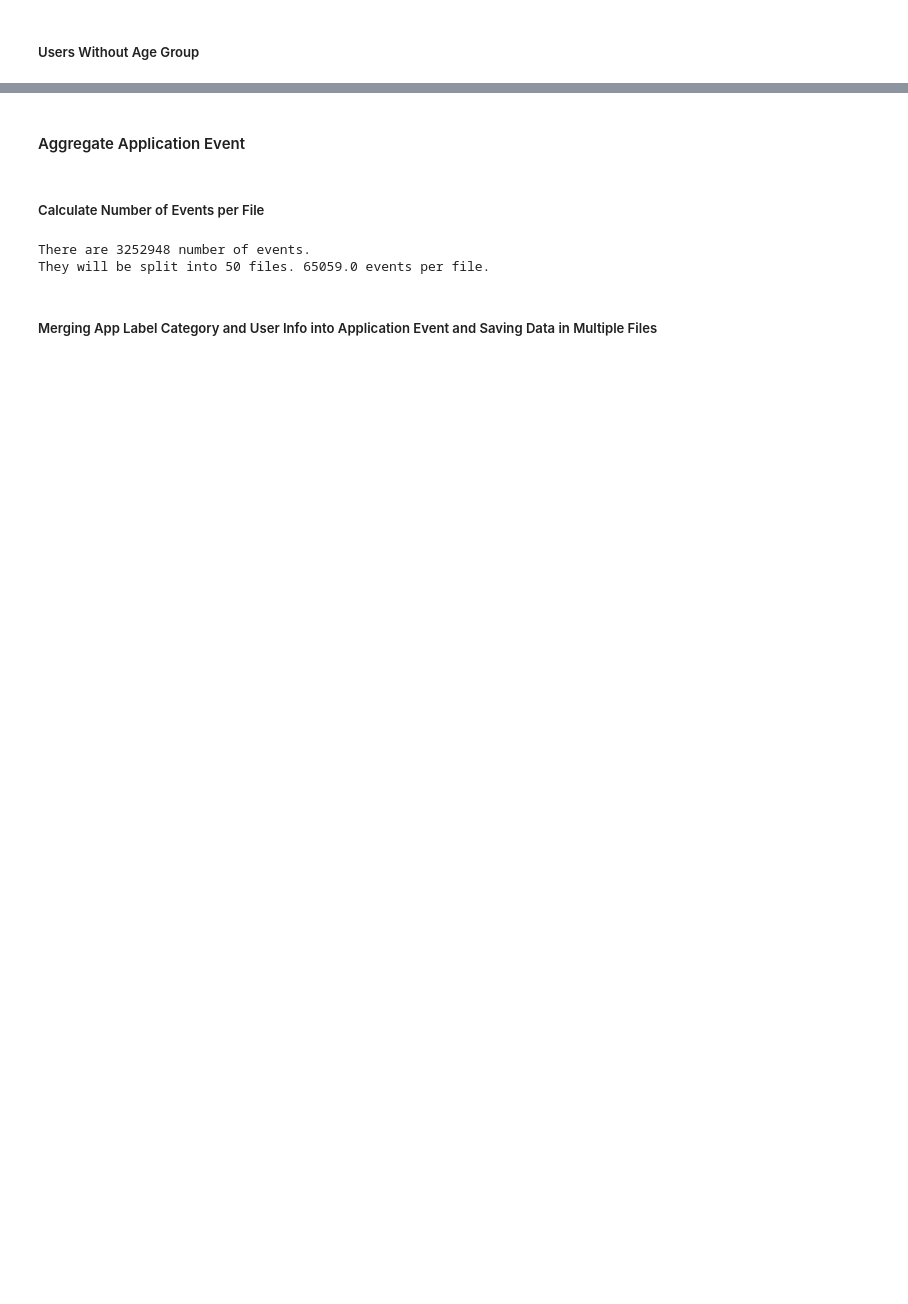
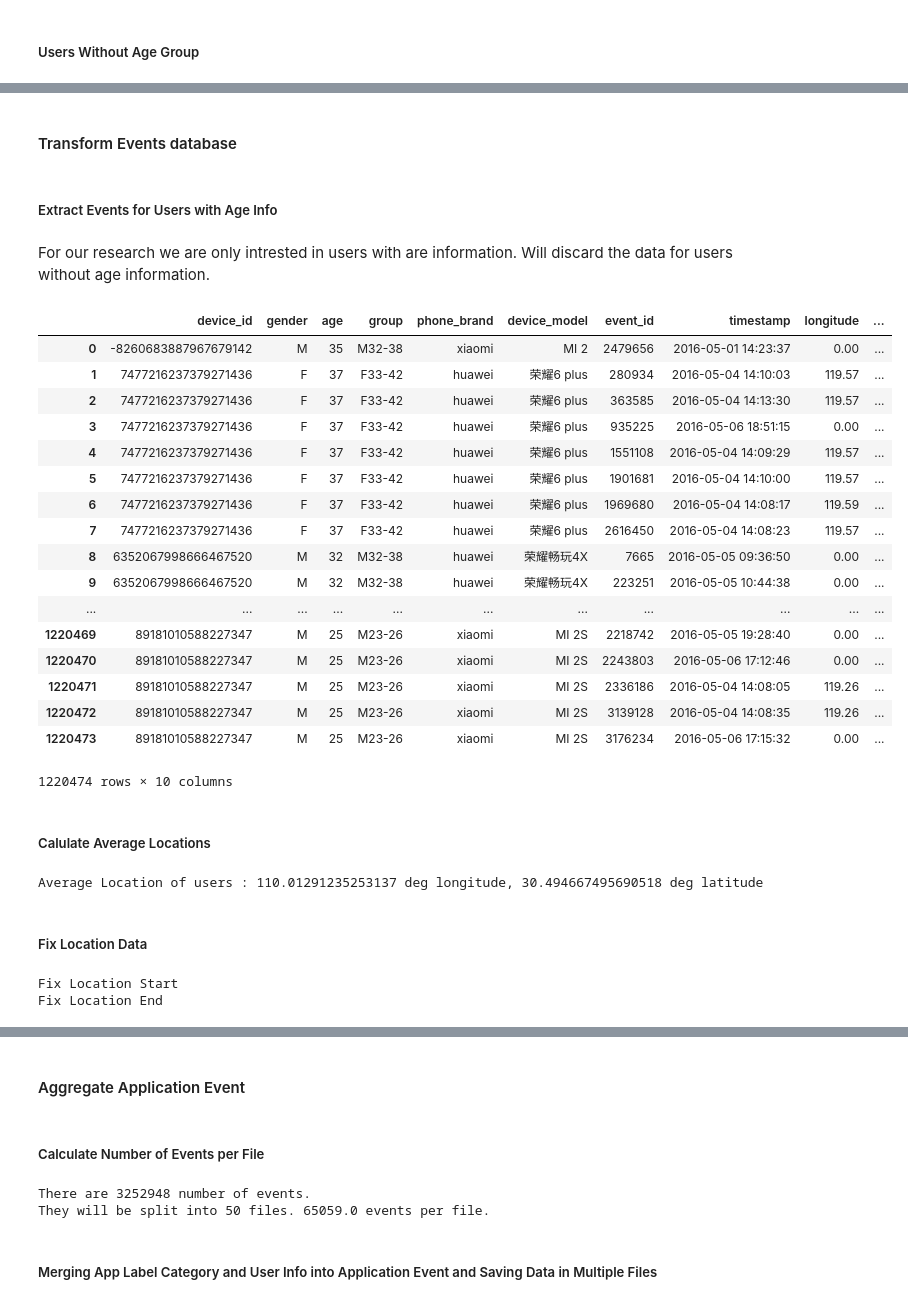
Before and after one commit to wlee0515/Application_Criteria_Generator, a Jupyter notebook: Application_Criteria_Generator/Code/DataPrep/Data Wrangling & Cleaning.ipynb, the cells around one changed output, grey strips where cells are left out. Saved outputs shown, nothing was run; the diff lists cells and outputs as text; code cells hidden in the pictures; blank space fills up the shorter version.

```diff
--- a/Application_Criteria_Generator/Code/DataPrep/Data Wrangling & Cleaning.ipynb
+++ b/Application_Criteria_Generator/Code/DataPrep/Data Wrangling & Cleaning.ipynb
@@ -634,0 +599,79 @@ df_agg_user_info_w_out_age.head(5)
+# %% [markdown]
+#### Transform Events database
+# %% [markdown]
+##### Extract Events for Users with Age Info
+# %% [markdown]
+For our research we are only intrested in users with are information. Will discard the data for users without age information.
+# %%
+df_events_users_w_age = df_agg_user_info_w_age.merge(df_events, on="device_id",how="inner")
+df_events_users_w_age
+# %% [output]
+|  | device_id | gender | age | group | phone_brand | device_model | event_id | timestamp | longitude | ... |
+| 0 | -8260683887967679142 | M | 35 | M32-38 | xiaomi | MI 2 | 2479656 | 2016-05-01 14:23:37 | 0.00 | ... |
+| 1 | 7477216237379271436 | F | 37 | F33-42 | huawei | 荣耀6 plus | 280934 | 2016-05-04 14:10:03 | 119.57 | ... |
+| 2 | 7477216237379271436 | F | 37 | F33-42 | huawei | 荣耀6 plus | 363585 | 2016-05-04 14:13:30 | 119.57 | ... |
+| 3 | 7477216237379271436 | F | 37 | F33-42 | huawei | 荣耀6 plus | 935225 | 2016-05-06 18:51:15 | 0.00 | ... |
+| 4 | 7477216237379271436 | F | 37 | F33-42 | huawei | 荣耀6 plus | 1551108 | 2016-05-04 14:09:29 | 119.57 | ... |
+| 5 | 7477216237379271436 | F | 37 | F33-42 | huawei | 荣耀6 plus | 1901681 | 2016-05-04 14:10:00 | 119.57 | ... |
+| 6 | 7477216237379271436 | F | 37 | F33-42 | huawei | 荣耀6 plus | 1969680 | 2016-05-04 14:08:17 | 119.59 | ... |
+| 7 | 7477216237379271436 | F | 37 | F33-42 | huawei | 荣耀6 plus | 2616450 | 2016-05-04 14:08:23 | 119.57 | ... |
+| 8 | 6352067998666467520 | M | 32 | M32-38 | huawei | 荣耀畅玩4X | 7665 | 2016-05-05 09:36:50 | 0.00 | ... |
+| 9 | 6352067998666467520 | M | 32 | M32-38 | huawei | 荣耀畅玩4X | 223251 | 2016-05-05 10:44:38 | 0.00 | ... |
+| ... | ... | ... | ... | ... | ... | ... | ... | ... | ... | ... |
+| 1220469 | 89181010588227347 | M | 25 | M23-26 | xiaomi | MI 2S | 2218742 | 2016-05-05 19:28:40 | 0.00 | ... |
+| 1220470 | 89181010588227347 | M | 25 | M23-26 | xiaomi | MI 2S | 2243803 | 2016-05-06 17:12:46 | 0.00 | ... |
+| 1220471 | 89181010588227347 | M | 25 | M23-26 | xiaomi | MI 2S | 2336186 | 2016-05-04 14:08:05 | 119.26 | ... |
+| 1220472 | 89181010588227347 | M | 25 | M23-26 | xiaomi | MI 2S | 3139128 | 2016-05-04 14:08:35 | 119.26 | ... |
+| 1220473 | 89181010588227347 | M | 25 | M23-26 | xiaomi | MI 2S | 3176234 | 2016-05-06 17:15:32 | 0.00 | ... |
+1220474 rows × 10 columns
+# %% [markdown]
+##### Calulate Average Locations
+# %%
+# Get a list of valid locations
+df_valid_eventLocation = df_events_users_w_age.copy()
+df_valid_eventLocation = df_valid_eventLocation[(df_valid_eventLocation["longitude"] > -179.99) & ((df_valid_eventLocation["latitude"] < -0.001)|(df_valid_eventLocation["latitude"] > 0.001))]
+df_valid_eventLocation = df_valid_eventLocation[(df_valid_eventLocation["longitude"] < 179.99) & ((df_valid_eventLocation["latitude"] < -0.001)|(df_valid_eventLocation["latitude"] > 0.001))]
+df_valid_eventLocation = df_valid_eventLocation[((df_valid_eventLocation["longitude"] < -0.001)|(df_valid_eventLocation["longitude"] > 0.001)) & ((df_valid_eventLocation["latitude"] < -0.001)|(df_valid_eventLocation["latitude"] > 0.001))]
+
+# Get Average Location of the user using valid results
+df_valid_eventLocation = df_valid_eventLocation.groupby("device_id").mean();
+Available_Devices = df_valid_eventLocation.index
+
+mean_longitude = df_valid_eventLocation["longitude"].mean();
+mean_latitude = df_valid_eventLocation["latitude"].mean();
+
+print("Average Location of users : {0} deg longitude, {1} deg latitude".format(mean_longitude, mean_latitude))
+# %% [output]
+Average Location of users : 110.01291235253137 deg longitude, 30.494667495690518 deg latitude
+# %% [markdown]
+##### Fix Location Data
+# %%
+print("Fix Location Start")
+
+df_trans_event = df_events_users_w_age.copy()
+
+for index, row in df_trans_event.iterrows():
+    location = [row["longitude"], row["latitude"]]
+    device_id = row["device_id"]
+    if location[1] < 0.001:
+        if location[1] > -0.001:
+            isbad = False
+            if location[0] < -179.99:
+                isbad = True
+            elif location[0] > 179.99:
+                isbad = True
+            elif location[0] < 0.001:
+                if location[0] > -0.001:
+                    isbad = True
+            if True == isbad:
+                if not device_id in Available_Devices:
+                    location = [mean_longitude, mean_latitude]
+                else:
+                    location = [df_valid_eventLocation["longitude"][device_id], df_valid_eventLocation["latitude"][device_id]]
+    df_trans_event.at[index, "longitude"] = location[0]
+    df_trans_event.at[index, "latitude"] = location[1]
+
+print("Fix Location End")
+# %% [output]
+Fix Location Start
+Fix Location End
```
Also changed, not shown: parts of 21 cells of this notebook, 1 other file.
